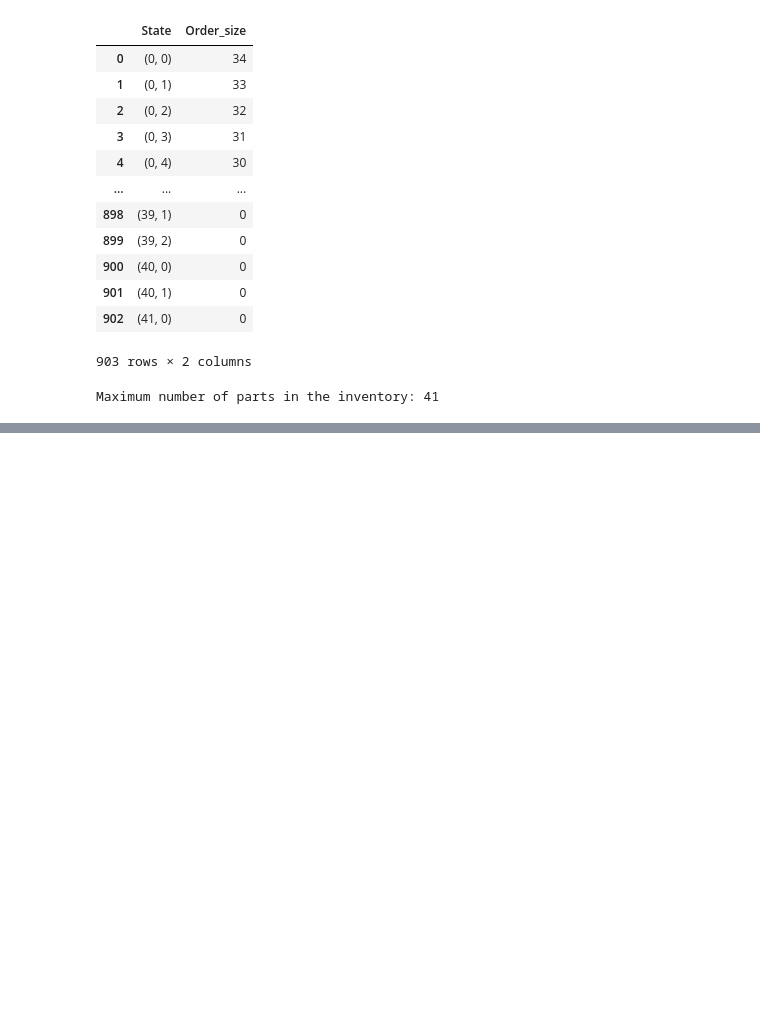
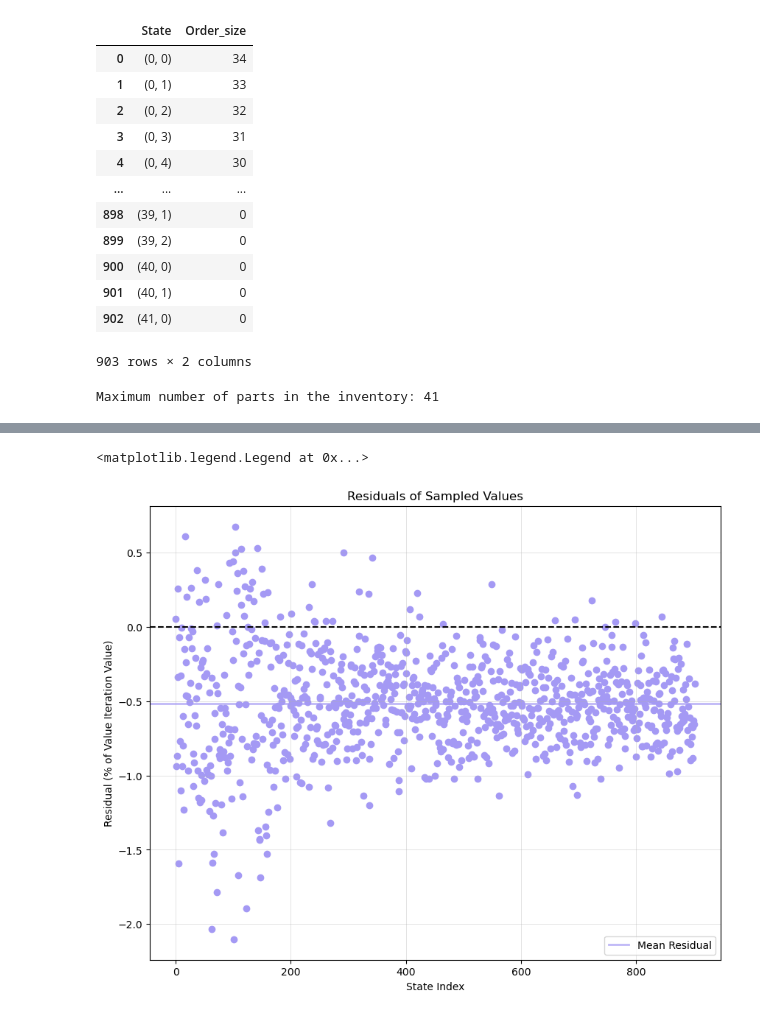
Before and after one commit to t-unger/Spare-Parts-Inventory, a Jupyter notebook: Simulation.ipynb, the cells around one changed output, grey strips where cells are left out. Saved outputs shown, nothing was run; the diff lists cells and outputs as text; code cells hidden in the pictures; blank space fills up the shorter version.

```diff
--- a/Simulation.ipynb
+++ b/Simulation.ipynb
@@ -278,0 +269,12 @@ The difference between the two as a percentage of the value iteration value: -0.
+# %%
+sample_size = 400
+sample_averages = np.zeros(len(state_tuples))
+
+for i, state in enumerate(state_tuples):
+    cost_samples = np.zeros(sample_size)
+    for j in range(sample_size):
+        demand = generate_demand(4000, 2, 0.9)
+        cost_samples[j] = total_cost(apply_policy(state, policy, demand))
+    sample_averages[i] = np.mean(cost_samples)
+    if (i + 1) % 10 == 0:
+        print(f"Finished sampling for state {i + 1}/{len(state_tuples)}")
@@ -278,0 +299,15 @@ The difference between the two as a percentage of the value iteration value: -0.
+# %%
+residuals = (sample_averages - value_iteration_values)/ value_iteration_values * 100
+
+plt.figure(figsize=(10, 8))
+plt.scatter(np.arange(903), residuals, color='#A499F4')
+plt.axhline(0, color='black', linestyle='--')
+plt.axhline(np.mean(residuals), color='#A499F4', linestyle='-', label='Mean Residual', alpha=0.7, linewidth=2)
+plt.title("Residuals of Sampled Values")
+plt.xlabel("State Index")
+plt.ylabel("Residual (% of Value Iteration Value)")
+plt.grid(True, which="both", linestyle="-", linewidth=0.5, alpha=0.5)
+plt.legend(loc='lower right')
+# %% [output]
+<matplotlib.legend.Legend at 0x...>
+[figure, added]
```
Also changed, not shown: parts of 12 cells of this notebook, 12 other files.
